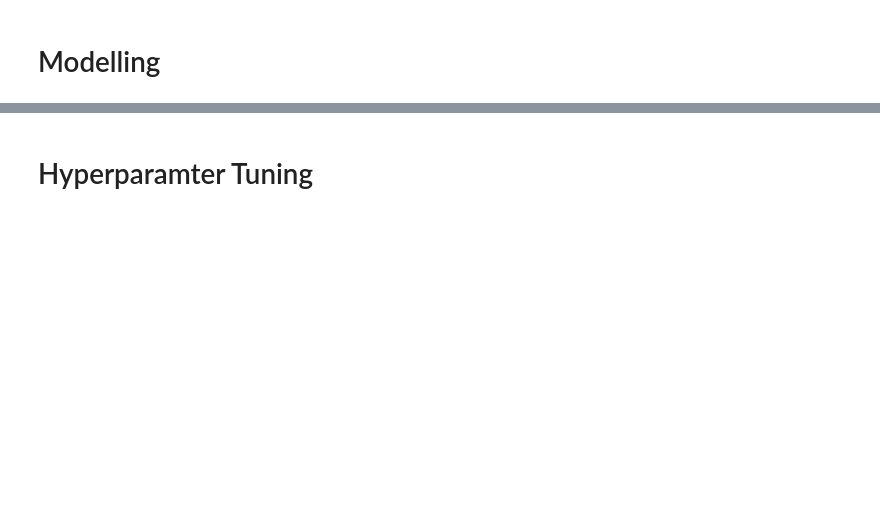
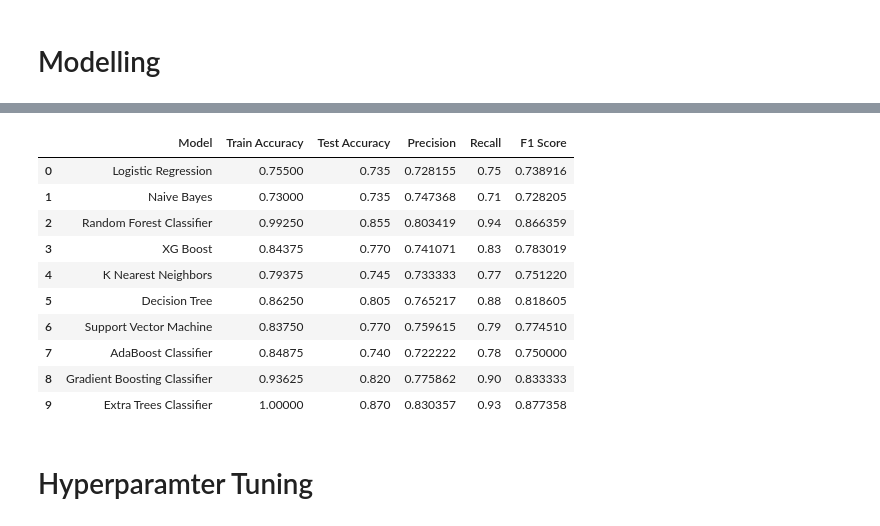
Before and after one commit to KalyanM45/OpenHealth, a Jupyter notebook: Notebook_Experiments/Diabetes_Disease_Prediction.ipynb, the cells around one changed output, grey strips where cells are left out. Cells and saved outputs as stored; diff of their text form; code cells hidden in the pictures; blank space fills up the shorter version.

```diff
--- a/Notebook_Experiments/Diabetes_Disease_Prediction.ipynb
+++ b/Notebook_Experiments/Diabetes_Disease_Prediction.ipynb
@@ -300,3 +320,27 @@ The best model based on accuracy is Extra Trees Classifier with Testing Accuracy
+# %%
+results = {
+    'Model': model_list,
+    'Train Accuracy': train_accuracy_list,
+    'Test Accuracy': test_accuracy_list,
+    'Precision': precision_list,
+    'Recall': recall_list,
+    'F1 Score': f1_list
+}
+
+results = pd.DataFrame(results)
+results
+# %% [output]
+|  | Model | Train Accuracy | Test Accuracy | Precision | Recall | F1 Score |
+| 0 | Logistic Regression | 0.75500 | 0.735 | 0.728155 | 0.75 | 0.738916 |
+| 1 | Naive Bayes | 0.73000 | 0.735 | 0.747368 | 0.71 | 0.728205 |
+| 2 | Random Forest Classifier | 0.99250 | 0.855 | 0.803419 | 0.94 | 0.866359 |
+| 3 | XG Boost | 0.84375 | 0.770 | 0.741071 | 0.83 | 0.783019 |
+| 4 | K Nearest Neighbors | 0.79375 | 0.745 | 0.733333 | 0.77 | 0.751220 |
+| 5 | Decision Tree | 0.86250 | 0.805 | 0.765217 | 0.88 | 0.818605 |
+| 6 | Support Vector Machine | 0.83750 | 0.770 | 0.759615 | 0.79 | 0.774510 |
+| 7 | AdaBoost Classifier | 0.84875 | 0.740 | 0.722222 | 0.78 | 0.750000 |
+| 8 | Gradient Boosting Classifier | 0.93625 | 0.820 | 0.775862 | 0.90 | 0.833333 |
+| 9 | Extra Trees Classifier | 1.00000 | 0.870 | 0.830357 | 0.93 | 0.877358 |
 # %% [markdown]
 # Hyperparamter Tuning
 # %%
```
Also changed, not shown: parts of 12 cells of this notebook, 10 other files.
